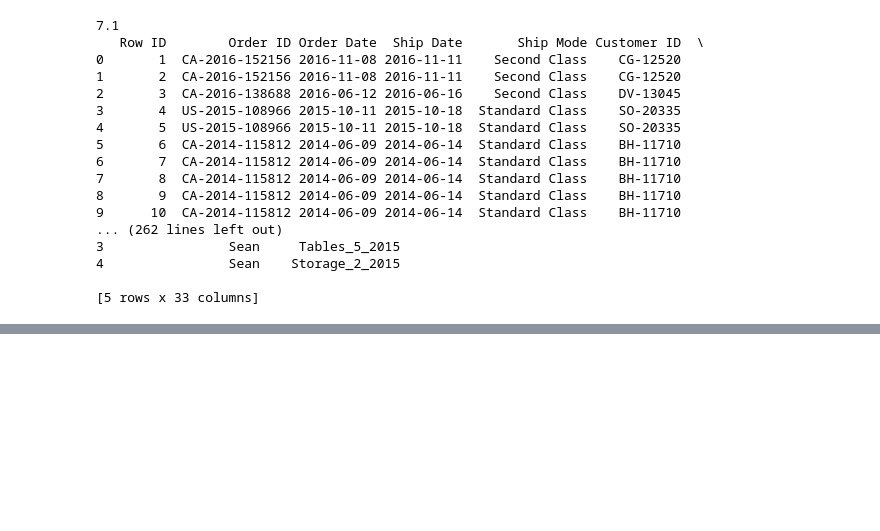
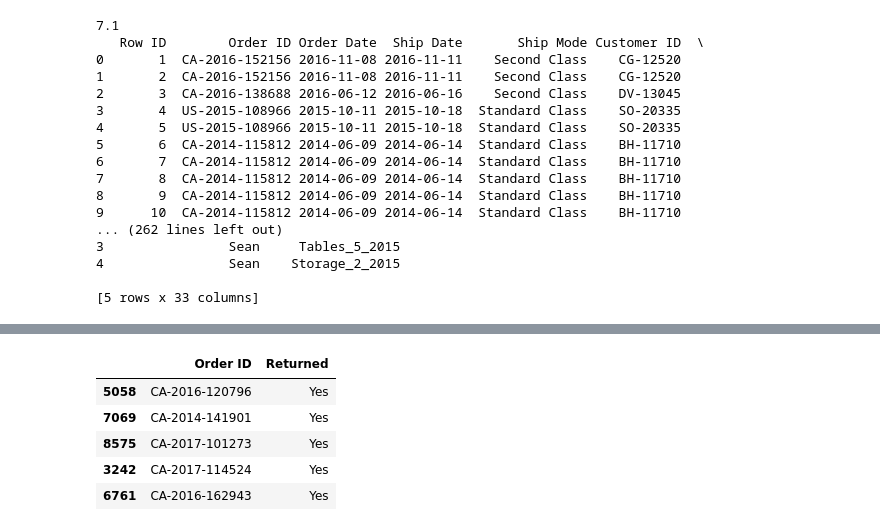
Before and after one commit to saydiegog/Pandas-Playground, a Jupyter notebook: SuperStore_Analysis.ipynb, the cells around one changed output, grey strips where cells are left out. Drawn from its saved outputs; the diff is of its cells as text; code cells hidden in the pictures; blank space fills up the shorter version.

```diff
--- a/SuperStore_Analysis.ipynb
+++ b/SuperStore_Analysis.ipynb
@@ -886,0 +892,17 @@ print(df.head(5))
+# %%
+# Generamos una tabla returns (10% de las órdenes regresadas)
+import numpy as np
+
+np.random.seed(42)
+
+returns_df = df[['Order ID']].drop_duplicates().sample(frac=0.10)
+returns_df['Returned'] = 'Yes'
+
+returns_df.head()
+# %% [output]
+|  | Order ID | Returned |
+| 5058 | CA-2016-120796 | Yes |
+| 7069 | CA-2014-141901 | Yes |
+| 8575 | CA-2017-101273 | Yes |
+| 3242 | CA-2017-114524 | Yes |
+| 6761 | CA-2016-162943 | Yes |
```
Also changed, not shown: parts of 4 cells of this notebook, 1 other file.
